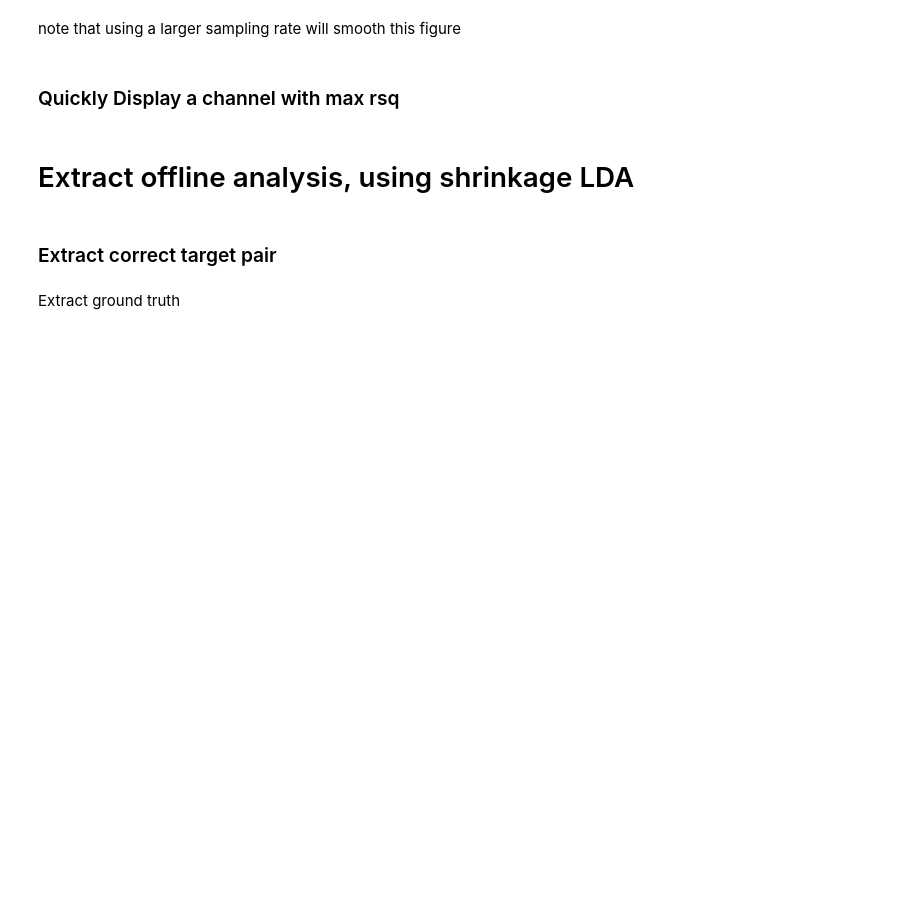
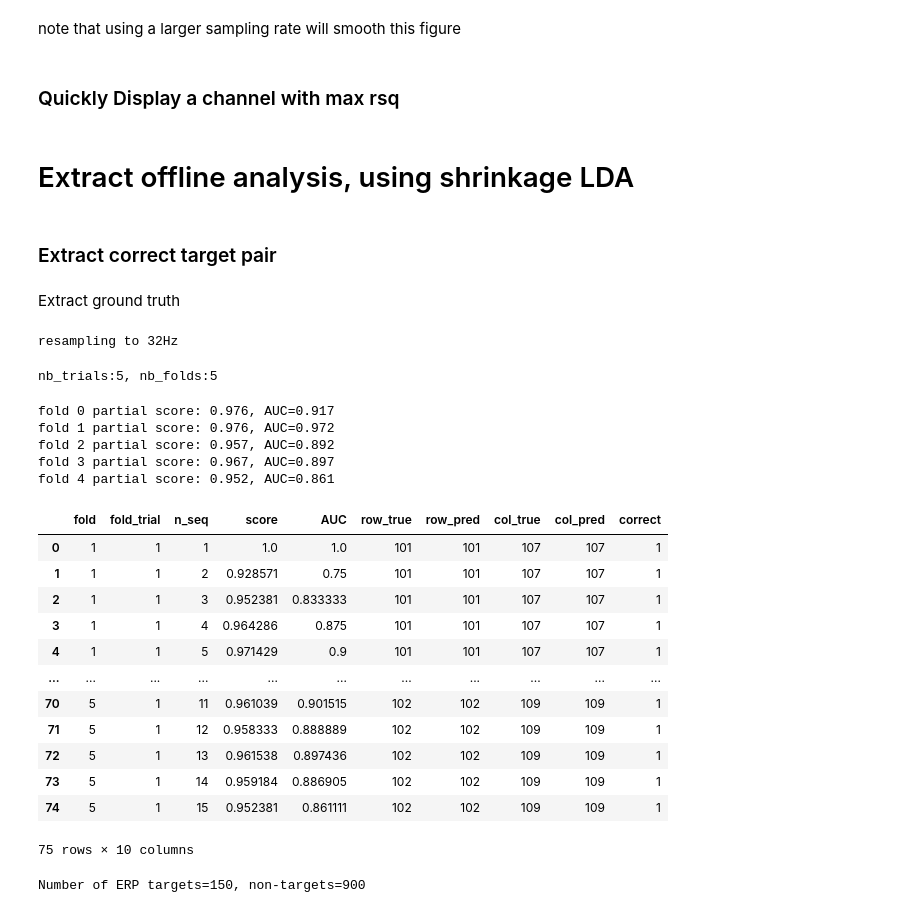
Before and after one commit to lokinou/p3k_offline_analysis, a Jupyter notebook: p300_analysis.ipynb, the cells around one changed output. Saved outputs shown, nothing was run; the diff lists cells and outputs as text; code cells hidden in the pictures; blank space fills up the shorter version.

```diff
--- a/p300_analysis.ipynb
+++ b/p300_analysis.ipynb
@@ -35,8 +35,8 @@ data_type= None  # bci2000 or openvibe or None for autodetection
 
 # Define the electrodes here (for the provided sample file)
 cname = None
-#cname = ['Fz', 'FC1', 'FC2', 'C1', 'Cz', 'C2', 'P3', 'Pz', 'P4', 'Oz']
-cname = ['Fz', 'Cz', 'P3', 'Pz', 'P4', 'PO7', 'PO8', 'Oz']
+cname = ['Fz', 'FC1', 'FC2', 'C1', 'Cz', 'C2', 'P3', 'Pz', 'P4', 'Oz']
+#cname = ['Fz', 'Cz', 'P3', 'Pz', 'P4', 'PO7', 'PO8', 'Oz']
 
 # Visual
 skip_slow_ERP_plot = False  # skip the channelwise ERP plot
@@ -594,10 +713,3 @@ Check for duplicates
-# %%
-from collections import Counter
-all_events[:, 0]
-a = np.array(all_events[:, 0])
-dups = [item for item, count in Counter(a).items() if count > 1]
-if dups:
-    print("WARNING: Duplicate found at sample(s) {}".format(dups))
 # %% [markdown]
 ### Prepare metadata to annotate events
 The goal here is to annotate every event with the Trial, stimulus and isRow information for offline accuracy calculations.\
@@ -1087,12 +1272,20 @@ def stim_from_predict_cumulative(predicted, stim_labels):
     predicted_stim = pred_targets_table_reduced[0,np.argmax(pred_targets_table_reduced[1,:])].astype(np.uint8)
 
     return predicted_stim
+# %%
+new_fs = resample_LDA #
+epochs_resampled = epochs.copy().resample(new_fs)
+print('resampling to {}Hz'.format(new_fs))
+# %% [output]
+resampling to 32Hz
 # %%
 # Check whether we can proceed to k split
-list_trials = np.unique(epochs.metadata["Trial_nb"])
+list_trials = np.unique(epochs_resampled.metadata["Trial_nb"])
 
 print("nb_trials:{}, nb_folds:{}".format(list_trials.size, nb_k_splits))
 assert list_trials.size // nb_k_splits == list_trials.size / nb_k_splits, 'number of splits must be a multiple of the number of trials'
+# %% [output]
+nb_trials:5, nb_folds:5
 # %%
 clf = LinearDiscriminantAnalysis(solver='lsqr',shrinkage='auto')
 
@@ -1116,9 +1309,9 @@ for train_index, test_index in kf.split(list_trials):
 
 
     # define the training sample
-    X_train = epochs[epochs.metadata['Trial_nb'].isin(list_trials[train_index])]._data
-    y_train = epochs[epochs.metadata['Trial_nb'].isin(list_trials[train_index])].metadata['is_target'].astype(np.uint8)
-    y_train_stim = epochs[epochs.metadata['Trial_nb'].isin(list_trials[train_index])].metadata['stim']
+    X_train = epochs_resampled[epochs_resampled.metadata['Trial_nb'].isin(list_trials[train_index])]._data
+    y_train = epochs_resampled[epochs_resampled.metadata['Trial_nb'].isin(list_trials[train_index])].metadata['is_target'].astype(np.uint8)
+    y_train_stim = epochs_resampled[epochs_resampled.metadata['Trial_nb'].isin(list_trials[train_index])].metadata['stim']
 
     # reshape data to enter LDA
     X_train = reshape_mne_raw_for_lda(X_train)
@@ -1132,12 +1325,13 @@ for train_index, test_index in kf.split(list_trials):
         trial_nb = test_index[i_trial]+1
 
         # both row and columns for generic classification
-        epoch_test = epochs[epochs.metadata['Trial_nb'] == trial_nb]
+        epoch_test = epochs_resampled[epochs_resampled.metadata['Trial_nb'] == trial_nb]
         X_test = epoch_test._data
         y_test = epoch_test[epoch_test.metadata['Trial_nb'] == trial_nb].metadata['is_target'].astype(np.uint8)
 
         # separate row and columns target detection
         epoch_rows = epoch_test[np.where(epoch_test.metadata['is_row'])[0]]
+        epoch_cols = epoch_test[np.where(epoch_test.metadata['is_col'])[0]]
 
         skip_rows = False
         if np.where(epoch_rows.metadata['is_target']==1)[0].size == 0:
@@ -1154,7 +1348,6 @@ for train_index, test_index in kf.split(list_trials):
             skip_cols = True
             print('Skipping epochs with no target columns')
         else:
-            epoch_cols = epoch_test[np.where(epoch_test.metadata['is_col'])[0]]
             X_test_cols = epoch_cols[epoch_cols.metadata['Trial_nb'] == trial_nb]._data
             y_test_cols = epoch_cols[epoch_cols.metadata['Trial_nb'] == trial_nb].metadata['is_target'].astype(np.uint8)
             y_test_cols_stim = epoch_cols[epoch_cols.metadata['Trial_nb'] == trial_nb].metadata['stim']
@@ -1201,30 +1394,49 @@ for train_index, test_index in kf.split(list_trials):
 
         if not skip_rows and not skip_cols:
             successful_pred_cum = np.logical_and(rows_successul, cols_successul).astype(np.uint8)
         elif skip_rows and skip_cols:
             raise
         elif skip_rows:
             successful_pred_cum = cols_successul
         elif skip_cols:
             successful_pred_cum = rows_successul
 
 
         # Associate predicted targets to stimuli
         for i in range(len(score_cum)):
             line = dict(zip(score_table.columns, [fold_counter+1, i_trial+1, i+1, # fold, fold_trial, nb of sequences
                                                   score_cum[i],
                                                   auc_cum[i],true_target_rows, pred_stim_rows_cum[i],
                                                   true_target_cols, pred_stim_cols_cum[i], successful_pred_cum[i]]))
 
             score_table = score_table.append(line, ignore_index=True)
 
 
 
         print('fold {} partial score: {}, AUC={}'.format(fold_counter, np.round(score_cum[-1], decimals=3), np.round(auc_cum[-1], decimals=3)))
 
         #print('----row score: {}, AUC={}'.format(np.round(kscore_rows, decimals=3), np.round(auc_rows, decimals=3)))
         #print('----col score: {}, AUC={}'.format(np.round(kscore_cols, decimals=3), np.round(auc_cols, decimals=3)))
     fold_counter += 1
 
 # clear the types or the score table
 score_table.convert_dtypes()
+# %% [output]
+fold 0 partial score: 0.976, AUC=0.917
+fold 1 partial score: 0.976, AUC=0.972
+fold 2 partial score: 0.957, AUC=0.892
+fold 3 partial score: 0.967, AUC=0.897
+fold 4 partial score: 0.952, AUC=0.861
+|  | fold | fold_trial | n_seq | score | AUC | row_true | row_pred | col_true | col_pred | correct |
+| 0 | 1 | 1 | 1 | 1.0 | 1.0 | 101 | 101 | 107 | 107 | 1 |
+| 1 | 1 | 1 | 2 | 0.928571 | 0.75 | 101 | 101 | 107 | 107 | 1 |
+| 2 | 1 | 1 | 3 | 0.952381 | 0.833333 | 101 | 101 | 107 | 107 | 1 |
+| 3 | 1 | 1 | 4 | 0.964286 | 0.875 | 101 | 101 | 107 | 107 | 1 |
+| 4 | 1 | 1 | 5 | 0.971429 | 0.9 | 101 | 101 | 107 | 107 | 1 |
+| ... | ... | ... | ... | ... | ... | ... | ... | ... | ... | ... |
+| 70 | 5 | 1 | 11 | 0.961039 | 0.901515 | 102 | 102 | 109 | 109 | 1 |
+| 71 | 5 | 1 | 12 | 0.958333 | 0.888889 | 102 | 102 | 109 | 109 | 1 |
+| 72 | 5 | 1 | 13 | 0.961538 | 0.897436 | 102 | 102 | 109 | 109 | 1 |
+| 73 | 5 | 1 | 14 | 0.959184 | 0.886905 | 102 | 102 | 109 | 109 | 1 |
+| 74 | 5 | 1 | 15 | 0.952381 | 0.861111 | 102 | 102 | 109 | 109 | 1 |
+75 rows × 10 columns
@@ -1250,3 +1456,5 @@ out_name = os.path.join(fig_folder, output_name + '_accuracy')
 plt.savefig(out_name, dpi=300, facecolor='w', edgecolor='w', bbox_inches='tight')
 plt.show()
 print("Number of ERP targets={}, non-targets={}".format(epochs['Target']._data.shape[0], epochs['NonTarget']._data.shape[0]))
+# %% [output]
+Number of ERP targets=150, non-targets=900
```
Also changed, not shown: parts of 35 cells of this notebook, 1 other file.
